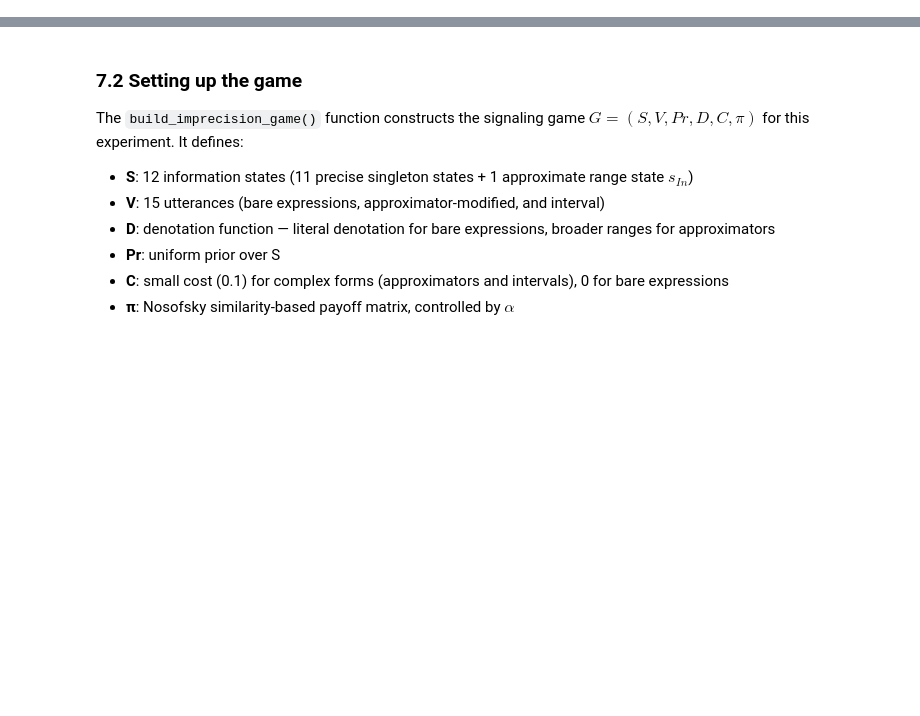
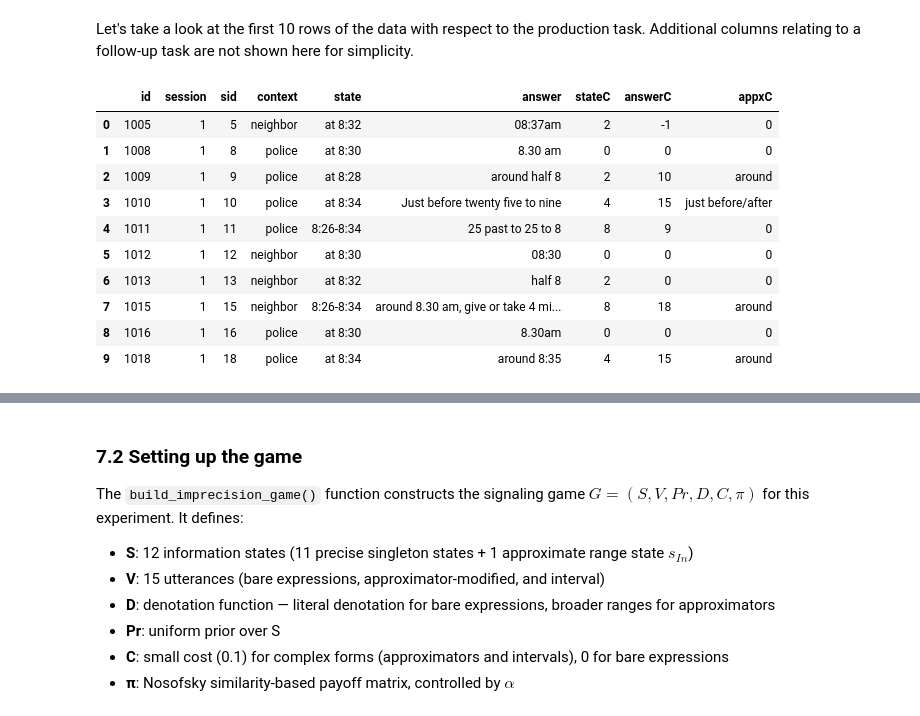
Before and after one commit to muehlenbernd/imprecision-in-context, a Jupyter notebook: notebooks/01_imprecision.ipynb, the cells around one changed output, grey strips where cells are left out. Cells and saved outputs as stored; diff of their text form; code cells hidden in the pictures; blank space fills up the shorter version.

```diff
--- a/notebooks/01_imprecision.ipynb
+++ b/notebooks/01_imprecision.ipynb
@@ -115,0 +109,16 @@ print(f'Total participants loaded: {len(df_raw)}')
+# %% [markdown]
+Let's take a look at the first 10 rows of the data with respect to the production task. Additional columns relating to a follow-up task are not shown here for simplicity.
+# %%
+df_raw.head(10).iloc[:, :9]
+# %% [output]
+|  | id | session | sid | context | state | answer | stateC | answerC | appxC |
+| 0 | 1005 | 1 | 5 | neighbor | at 8:32 | 08:37am | 2 | -1 | 0 |
+| 1 | 1008 | 1 | 8 | police | at 8:30 | 8.30 am | 0 | 0 | 0 |
+| 2 | 1009 | 1 | 9 | police | at 8:28 | around half 8 | 2 | 10 | around |
+| 3 | 1010 | 1 | 10 | police | at 8:34 | Just before twenty five to nine | 4 | 15 | just before/after |
+| 4 | 1011 | 1 | 11 | police | 8:26-8:34 | 25 past to 25 to 8 | 8 | 9 | 0 |
+| 5 | 1012 | 1 | 12 | neighbor | at 8:30 | 08:30 | 0 | 0 | 0 |
+| 6 | 1013 | 1 | 13 | neighbor | at 8:32 | half 8 | 2 | 0 | 0 |
+| 7 | 1015 | 1 | 15 | neighbor | 8:26-8:34 | around 8.30 am, give or take 4 mi... | 8 | 18 | around |
+| 8 | 1016 | 1 | 16 | police | at 8:30 | 8.30am | 0 | 0 | 0 |
+| 9 | 1018 | 1 | 18 | police | at 8:34 | around 8:35 | 4 | 15 | around |
```
Also changed, not shown: parts of 25 cells of this notebook, 3 other files.
